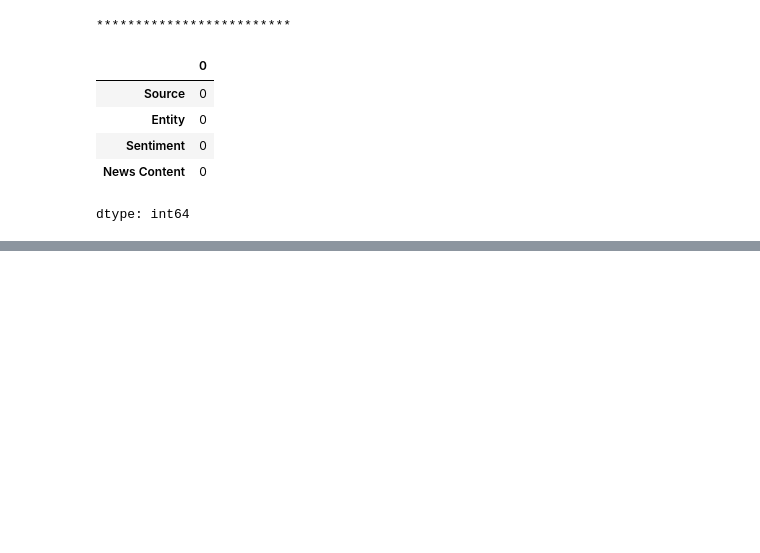
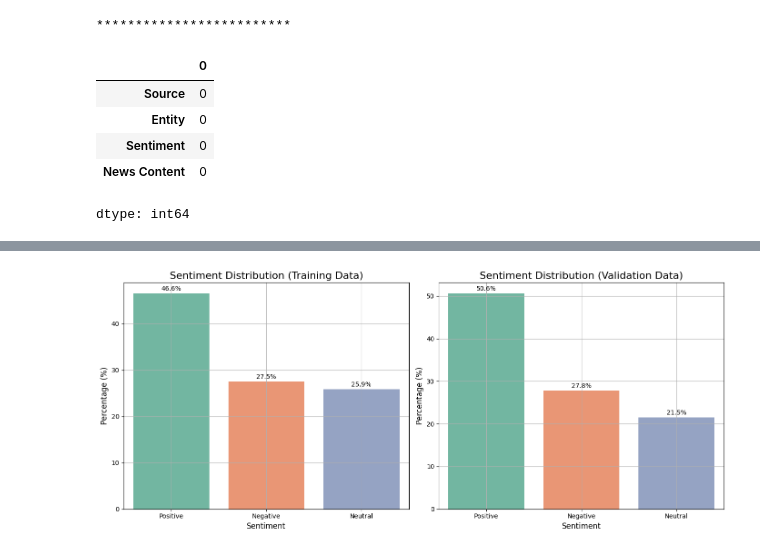
Before and after one commit to PRaliphada/ExpectedLoss, a Jupyter notebook: Research_Project.ipynb, the cells around one changed output, grey strips where cells are left out. Cells and saved outputs as stored; diff of their text form; code cells hidden in the pictures; blank space fills up the shorter version.

```diff
--- a/Research_Project.ipynb
+++ b/Research_Project.ipynb
@@ -230,3 +184,49 @@ fig.show()
+# %%
+import seaborn as sns
+import matplotlib.pyplot as plt
+import warnings
+warnings.filterwarnings("ignore")
+
+# Assuming 'train' and 'validation' are your DataFrames
+
+# Calculate sentiment percentages for train and validation data
+sentiment_counts_train = train['Sentiment'].value_counts(normalize=True) * 100
+sentiment_counts_validation = validation['Sentiment'].value_counts(normalize=True) * 100
+
+# Create a figure and axes for subplots
+fig, (ax1, ax2) = plt.subplots(1, 2, figsize=(14, 6))  # Adjusting the figure size
+
+# Plot training data sentiment distribution
+barplot_train = sns.barplot(x=sentiment_counts_train.index, y=sentiment_counts_train.values, ax=ax1, palette="Set2")
+ax1.set_title('Sentiment Distribution (Training Data)', fontsize=16)
+ax1.set_ylabel('Percentage (%)', fontsize=12)
+ax1.set_xlabel('Sentiment', fontsize=12)
+ax1.grid(True)
+
+# Add percentage labels on top of bars for training data
+for p in barplot_train.patches:
+    barplot_train.annotate(f'{p.get_height():.1f}%',
+                           (p.get_x() + p.get_width() / 2., p.get_height()),
+                           ha='center', va='center', xytext=(0, 7), textcoords='offset points', fontsize=10)
+
+# Plot validation data sentiment distribution
+barplot_validation = sns.barplot(x=sentiment_counts_validation.index, y=sentiment_counts_validation.values, ax=ax2, palette="Set2")
+ax2.set_title('Sentiment Distribution (Validation Data)', fontsize=16)
+ax2.set_ylabel('Percentage (%)', fontsize=12)
+ax2.set_xlabel('Sentiment', fontsize=12)
+ax2.grid(True)
+
+# Add percentage labels on top of bars for validation data
+for p in barplot_validation.patches:
+    barplot_validation.annotate(f'{p.get_height():.1f}%',
+                                (p.get_x() + p.get_width() / 2., p.get_height()),
+                                ha='center', va='center', xytext=(0, 7), textcoords='offset points', fontsize=10)
+
+# Adjust layout for better spacing
+plt.tight_layout()
+plt.show()
+# %% [output]
+[figure, added]
 # %%
 from tensorflow.keras.layers import Input, Dropout, Dense
 from tensorflow.keras.models import Model
```
Also changed, not shown: parts of 15 cells of this notebook.
